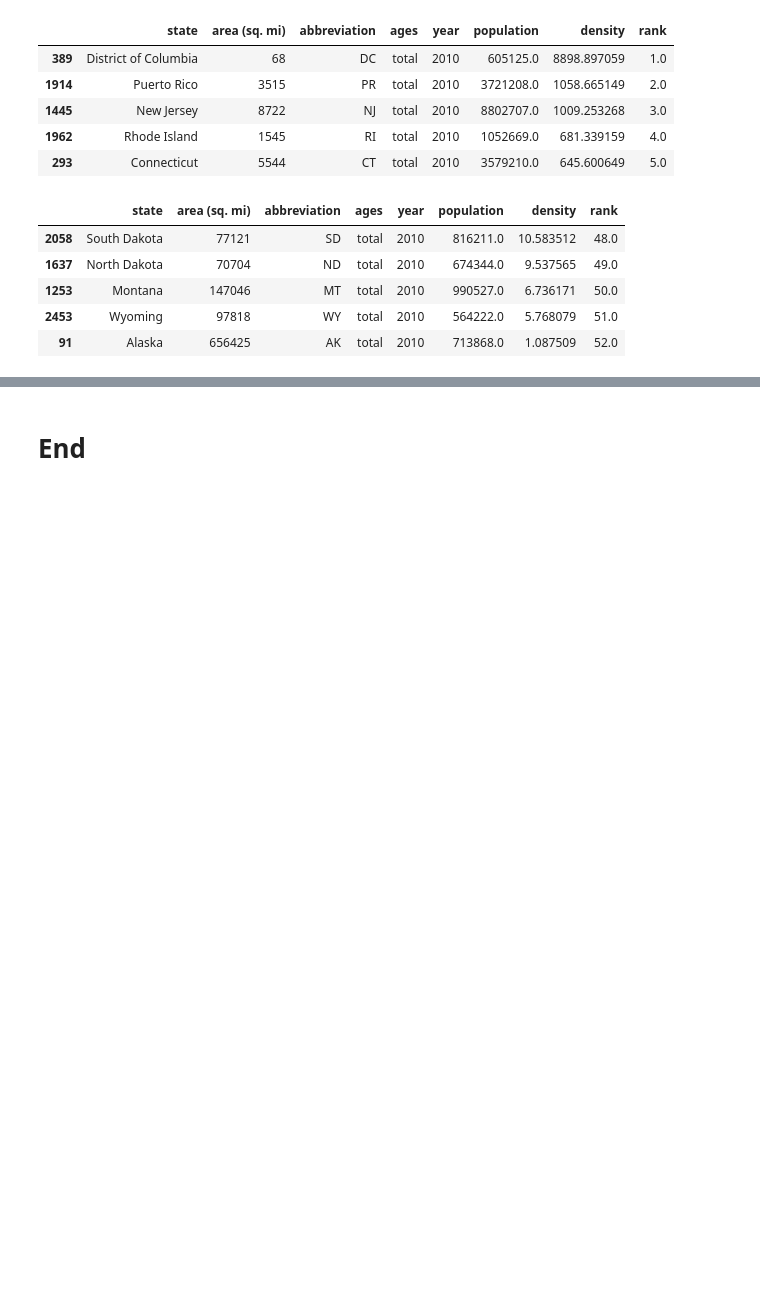
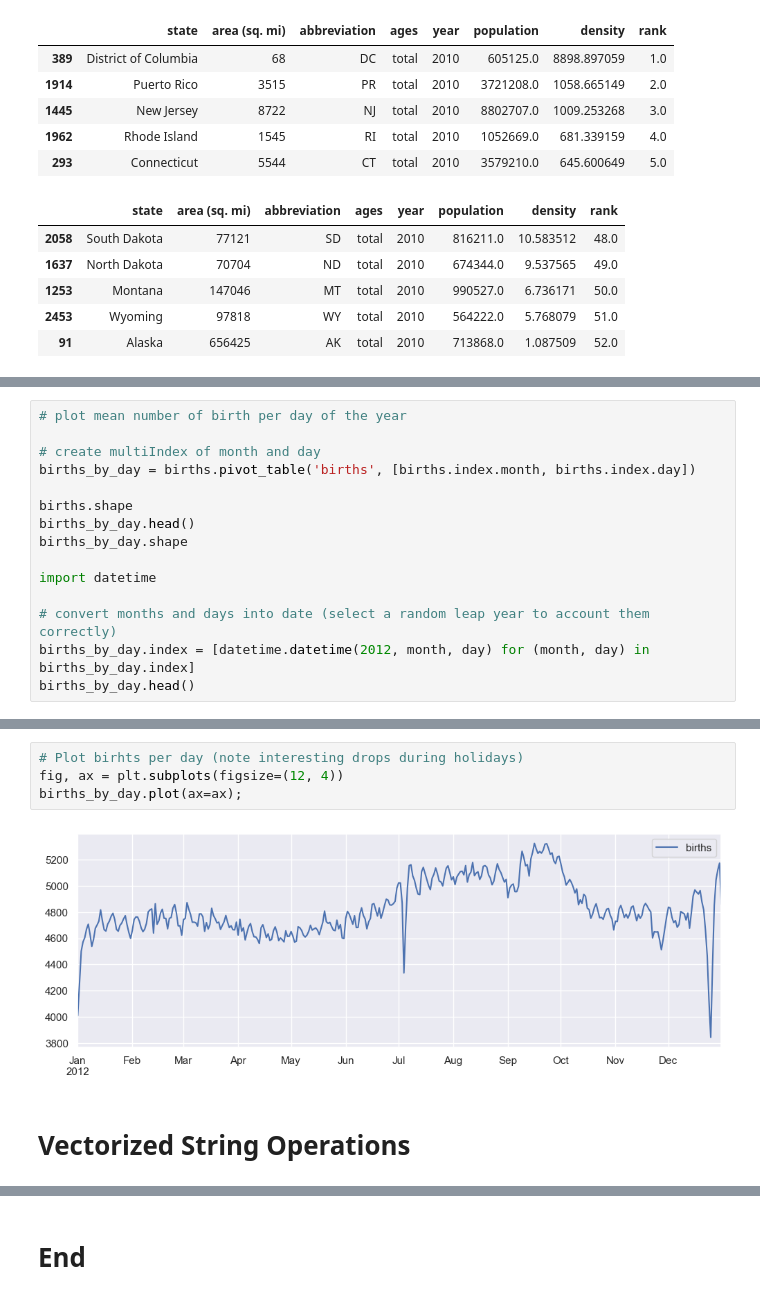
Before and after one commit to MikiasHWT/Python, a Jupyter notebook: Back_to_Basics.ipynb, the cells around one changed output, grey strips where cells are left out. Saved outputs shown, nothing was run; the diff lists cells and outputs as text; blank space fills up the shorter version.

```diff
--- a/Back_to_Basics.ipynb
+++ b/Back_to_Basics.ipynb
@@ -4038,0 +4225,15 @@ ranks_sorted.tail()
+# %%
+# plot mean number of birth per day of the year
+
+# create multiIndex of month and day
+births_by_day = births.pivot_table('births', [births.index.month, births.index.day])
+
+births.shape
+births_by_day.head()
+births_by_day.shape
+
+import datetime
+
+# convert months and days into date (select a random leap year to account them correctly)
+births_by_day.index = [datetime.datetime(2012, month, day) for (month, day) in births_by_day.index]
+births_by_day.head()
@@ -4038,0 +4255,8 @@ ranks_sorted.tail()
+# %%
+# Plot birhts per day (note interesting drops during holidays)
+fig, ax = plt.subplots(figsize=(12, 4))
+births_by_day.plot(ax=ax);
+# %% [output]
+[figure, added]
+# %% [markdown]
+# Vectorized String Operations
```
Also changed, not shown: parts of 83 cells of this notebook, 1 other file.
